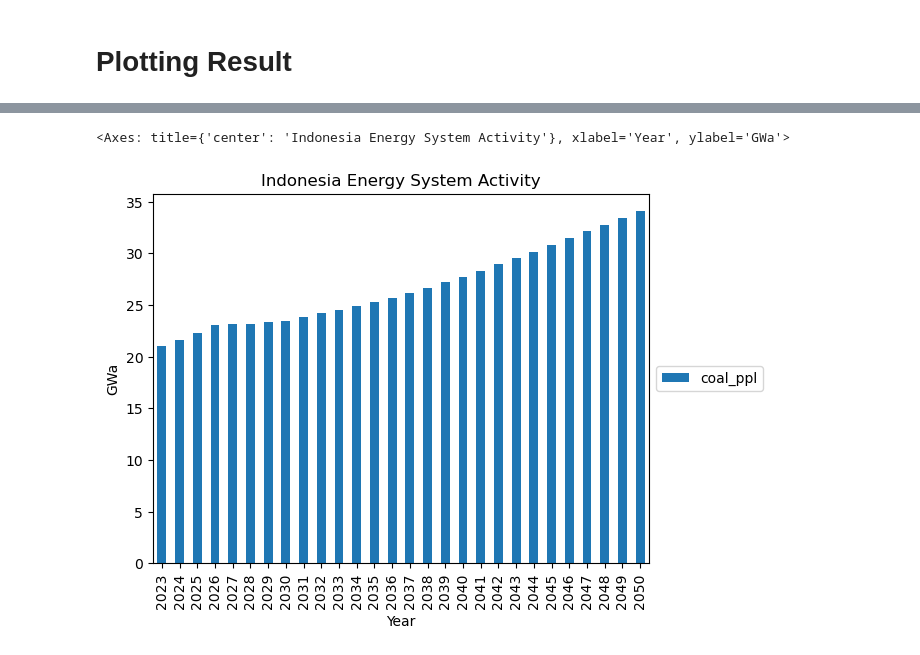
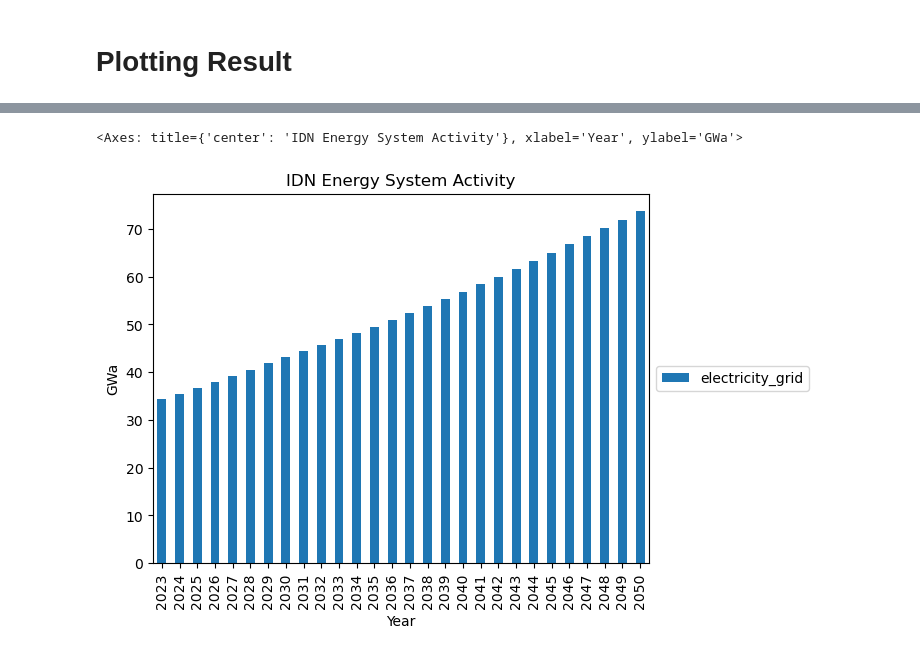
Before and after one commit to itangr31/messageix_indonesia_prototype, a Jupyter notebook: indonesia_baseline.ipynb, the cells around one changed output, grey strips where cells are left out. Cells and saved outputs as stored; diff of their text form; code cells hidden in the pictures.

```diff
--- a/indonesia_baseline.ipynb
+++ b/indonesia_baseline.ipynb
@@ -294,14 +370,12 @@ scenario.add_par('var_cost',var_cost)
 ## Calibration Parameter
 # %%
 #2005-2022 data converted to GWa
-elec_d_his = [
+coal_el_d_his = [
     6.947945205, 7.774315068, 8.478196347, 8.296803653, 8.653424658,
     8.720547945, 10.13869863, 12.52591324, 13.49303653, 14.43949772,
     15.6163242, 16.17271689, 17.42773973, 18.2663242, 19.91929224,
     20.64714612, 21.6847032, 23.4369863
 ]
-
-historical_years = list(range(2005,2023,1))
 # %%
 elec_tec = ['coal_ppl','electricity_grid']
 
@@ -309,12 +383,12 @@ for tec in elec_tec:
     df = make_df(
         'historical_activity',
         node_loc=country,
-        year_act=historical_years,
+        year_act=historical_horizon,
         mode='standard',
         time='year',
         unit='GWa',
         technology = tec,
-        value = elec_d_his
+        value = coal_el_d_his
     )
 
     scenario.add_par('historical_activity',df)
@@ -328,32 +402,13 @@ ace_coal_cap_his = [
 df = make_df(
     'historical_new_capacity',
     node_loc = country,
-    year_vtg = historical_years,
+    year_vtg = historical_horizon,
     unit = 'GW',
     technology = 'coal_ppl',
     value=ace_coal_cap_his
 )
 
 scenario.add_par('historical_new_capacity',df)
-# %%
-#Historical Capacity 2005-2022
-'''ace_coal_cap_his = [
-    9.75, 11.17, 12.01, 12.29, 12.59, 12.98, 16.36, 18.28, 22.34,
-    23.64, 25.76, 27.14, 26.81, 31.59, 34.74, 36.67, 37.04, 46.04
-]'''#it seems couldn't calibrate with this data as
-
-coal_cap_his = [value/coal_ppl_cf for value in elec_d_his]
-
-df = make_df(
-    'bound_new_capacity_lo',
-    node_loc = country,
-    year_vtg = model_horizon,
-    unit = 'GW',
-    technology = 'coal_ppl',
-    value=46.04
-)
-
-scenario.add_par('bound_new_capacity_lo',df)
 # %% [markdown]
 ## Objective Function
 # %%
@@ -389,11 +444,11 @@ prepare_plots(rep)
 # %% [output]
 [interactive output not drawn]
 # %%
-rep.set_filters(t=["coal_ppl"], ya=model_horizon)
+rep.set_filters(t=["electricity_grid"], ya=model_horizon)
 rep.get("plot activity")
 # %% [output]
-<Axes: title={'center': 'Indonesia Energy System Activity'}, xlabel='Year', ylabel='GWa'>
+<Axes: title={'center': 'IDN Energy System Activity'}, xlabel='Year', ylabel='GWa'>
-[figure, old version]
+[figure, new version]
 # %%
 rep.get('plot capacity')
 # %% [output]
```
Also changed, not shown: parts of 16 cells of this notebook.
